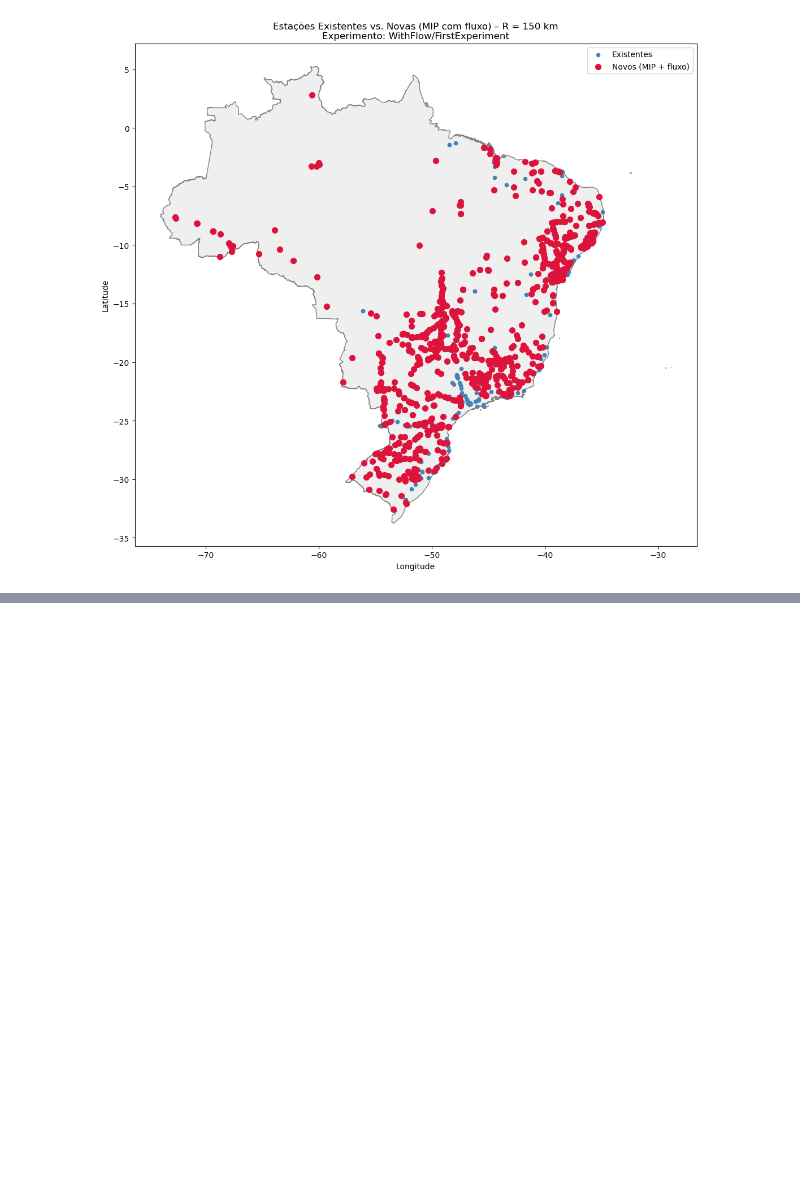
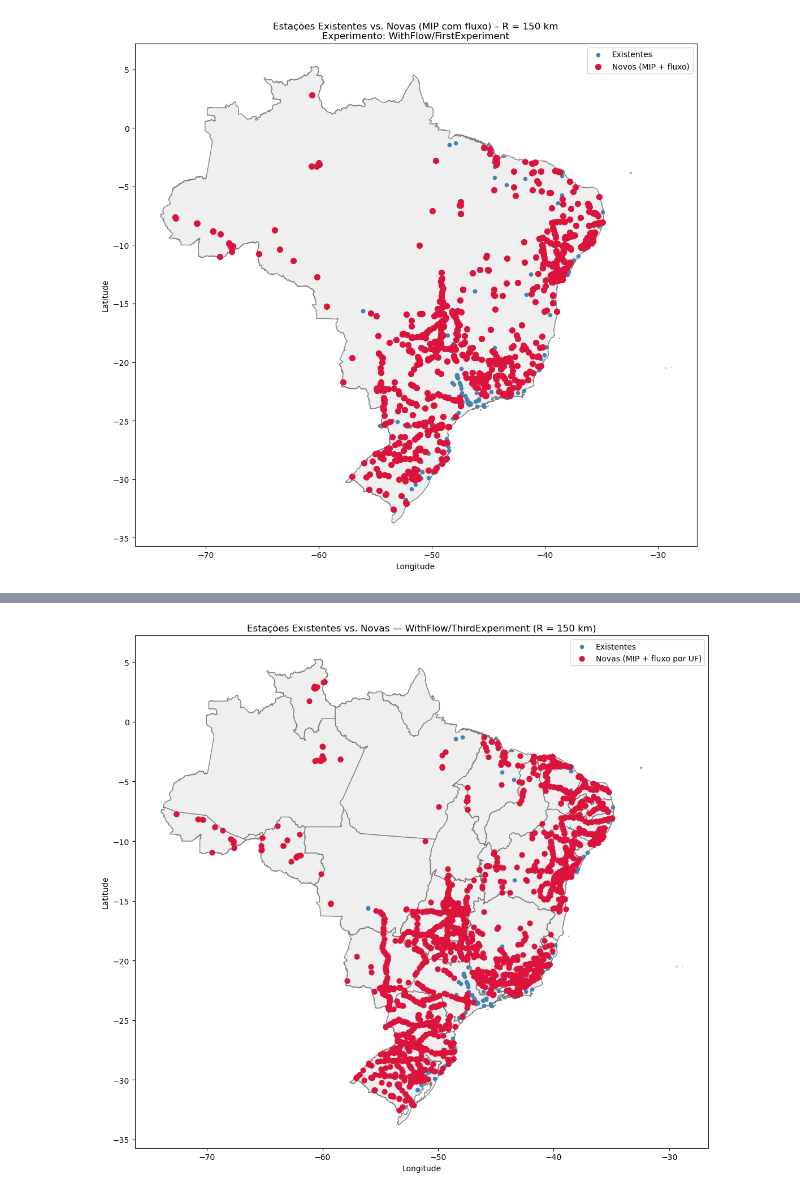
Before and after one commit to ero2003730/ev-stations-optimizer-brasil, a Jupyter notebook: WithFlow/map_visualization.ipynb, the cells around one changed output, grey strips where cells are left out. Saved outputs shown, nothing was run; the diff lists cells and outputs as text; code cells hidden in the pictures; blank space fills up the shorter version.

```diff
--- a/WithFlow/map_visualization.ipynb
+++ b/WithFlow/map_visualization.ipynb
@@ -104,0 +571,89 @@ plt.show()
+# %%
+import pandas as pd
+import geopandas as gpd
+import osmnx as ox
+import matplotlib.pyplot as plt
+from pathlib import Path
+import geobr  # pip install geobr
+
+# ─────────── ENCONTRA CACHE DINAMICAMENTE ───────────
+HERE = Path().resolve()
+CUR  = HERE
+while CUR != CUR.parent:
+    if (CUR / "cache").is_dir():
+        CACHE = CUR / "cache"
+        break
+    CUR = CUR.parent
+else:
+    raise FileNotFoundError(f"Não achei pasta 'cache' acima de {HERE}")
+
+# ─────────── CONFIGURAÇÕES ───────────
+PARQUET_DIR = CACHE / "parquet"
+GRAPHML     = CACHE / "graph_Brazil.graphml"
+
+# Experimento que queremos visualizar
+EXPERIMENTO = "WithFlow/ThirdExperiment"
+OUTPUT_DIR  = PARQUET_DIR / EXPERIMENTO
+
+# ─────────── CARREGA GRAFO ───────────
+G = ox.load_graphml(str(GRAPHML))
+
+# ─────────── CARREGA DADOS ───────────
+# pontos existentes
+sup = pd.read_parquet(PARQUET_DIR / "supply_existing.parquet")
+# novas estações deste experimento
+new = pd.read_parquet(OUTPUT_DIR / "sites_new_mip_withflow7.parquet")
+
+# ─────────── MAPEAR LON/LAT VIA GRAFO ───
+lon = {n: d["x"] for n, d in G.nodes(data=True)}
+lat = {n: d["y"] for n, d in G.nodes(data=True)}
+sup["lon"] = sup["node"].map(lon)
+sup["lat"] = sup["node"].map(lat)
+new["lon"] = new["node"].map(lon)
+new["lat"] = new["node"].map(lat)
+
+# ─────────── GEO DATAFRAMES ───────────
+g_exist = gpd.GeoDataFrame(
+    sup,
+    geometry=gpd.points_from_xy(sup.lon, sup.lat),
+    crs="EPSG:4326"
+)
+g_new = gpd.GeoDataFrame(
+    new,
+    geometry=gpd.points_from_xy(new.lon, new.lat),
+    crs="EPSG:4326"
+)
+
+# ─────────── CARREGA MALHA DE ESTADOS ───
+ufs = geobr.read_state(year=2020)[["abbrev_state", "geometry"]]
+ufs = ufs.rename(columns={"abbrev_state": "UF"})
+
+# ─────────── PLOT ─────────────────────
+fig, ax = plt.subplots(figsize=(12, 10))
+ufs.plot(ax=ax, color="#EFEFEF", edgecolor="gray")
+
+g_exist.plot(
+    ax=ax,
+    marker="o",
+    color="steelblue",
+    markersize=20,
+    label="Existentes",
+    zorder=2
+)
+g_new.plot(
+    ax=ax,
+    marker="o",
+    color="crimson",
+    markersize=40,
+    label="Novas (MIP + fluxo por UF)",
+    zorder=3
+)
+
+ax.set_title("Estações Existentes vs. Novas — WithFlow/ThirdExperiment (R = 150 km)")
+ax.set_xlabel("Longitude")
+ax.set_ylabel("Latitude")
+ax.legend(loc="upper right")
+plt.tight_layout()
+plt.show()
+# %% [output]
+[figure, added]
```
Also changed, not shown: parts of 11 cells of this notebook, 27 other files.
